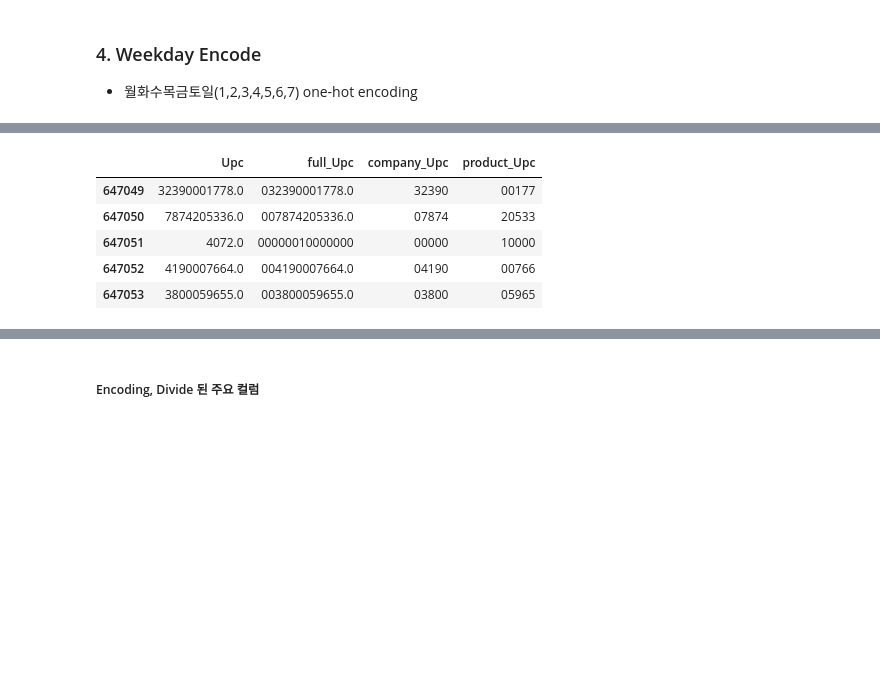
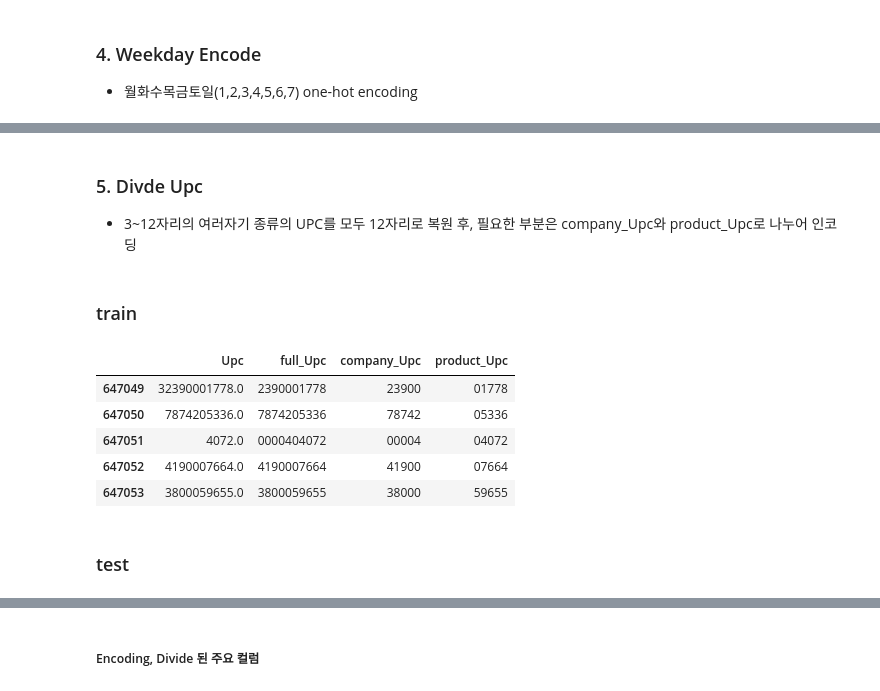
Before and after one commit to daesookimds/Kaggle, a Jupyter notebook: Walmart_TripType_Classification/Walmart_Preprocessing.ipynb, the cells around one changed output, grey strips where cells are left out. Saved outputs shown, nothing was run; the diff lists cells and outputs as text; code cells hidden in the pictures; blank space fills up the shorter version.

```diff
--- a/Walmart_TripType_Classification/Walmart_Preprocessing.ipynb
+++ b/Walmart_TripType_Classification/Walmart_Preprocessing.ipynb
@@ -226,3 +363,6 @@ train[train["Upc"].isna()]
+# %%
+## MENSWEAR - > MENS WEAR
+train.loc[train["DepartmentDescription"] == 'MENSWEAR', "DepartmentDescription"] = 'MENS WEAR'
 # %%
 train_desc_ls = train["DepartmentDescription"].unique()
 train_desc_ls = list(train_desc_ls)
@@ -265,3 +407,12 @@ for idx in range(1, 69):
+# %%
+## MENSWEAR - > MENS WEAR
+test.loc[test["DepartmentDescription"] == 'MENSWEAR', "DepartmentDescription"] = 'MENS WEAR'
+# %%
+test["desc_tag"] = test["DepartmentDescription"]
+test["desc_tag"] = test["desc_tag"].apply(partial(pf.desc_tagger, train_desc_dict))
+# %%
+for idx in range(1, 69):
+    test["desc_tag_{}".format(idx)] = test["desc_tag"] == idx
 # %% [markdown]
 ### 4. Weekday Encode
 - 월화수목금토일(1,2,3,4,5,6,7) one-hot encoding
@@ -285 +441,6 @@ for idx in range(1, 8):
+# %% [markdown]
+### 5. Divde Upc
+- 3~12자리의 여러자기 종류의 UPC를 모두 12자리로 복원 후, 필요한 부분은 company_Upc와 product_Upc로 나누어 인코딩
+# %% [markdown]
+### train
 # %%
@@ -287,17 +447,18 @@ for idx in range(1, 8):
 train["Upc"] = train["Upc"].astype(str)
 # %%
-train["full_Upc"] = train["Upc"].apply(pf.upc_345_to_10)
-train["full_Upc"] = train["full_Upc"].apply(pf.upc_78_to_12)
-train["full_Upc"] = train["full_Upc"].apply(pf.upc_91011_to_12)
+train["full_Upc"] = train["Upc"].apply(pf.upc_789101112_to_10)
+train["full_Upc"] = train["full_Upc"].apply(pf.upc_3456_to_10)
 
 train["company_Upc"] = train["full_Upc"].apply(pf.company_part_Upc)
 train["product_Upc"] = train["full_Upc"].apply(pf.product_part_Upc)
 
 train[["Upc", "full_Upc", "company_Upc", "product_Upc"]].tail()
 # %% [output]
 |  | Upc | full_Upc | company_Upc | product_Upc |
-| 647049 | 32390001778.0 | 032390001778.0 | 32390 | 00177 |
-| 647050 | 7874205336.0 | 007874205336.0 | 07874 | 20533 |
-| 647051 | 4072.0 | 00000010000000 | 00000 | 10000 |
-| 647052 | 4190007664.0 | 004190007664.0 | 04190 | 00766 |
-| 647053 | 3800059655.0 | 003800059655.0 | 03800 | 05965 |
+| 647049 | 32390001778.0 | 2390001778 | 23900 | 01778 |
+| 647050 | 7874205336.0 | 7874205336 | 78742 | 05336 |
+| 647051 | 4072.0 | 0000404072 | 00004 | 04072 |
+| 647052 | 4190007664.0 | 4190007664 | 41900 | 07664 |
+| 647053 | 3800059655.0 | 3800059655 | 38000 | 59655 |
+# %% [markdown]
+### test
```
Also changed, not shown: parts of 71 cells of this notebook, 1 other file.
